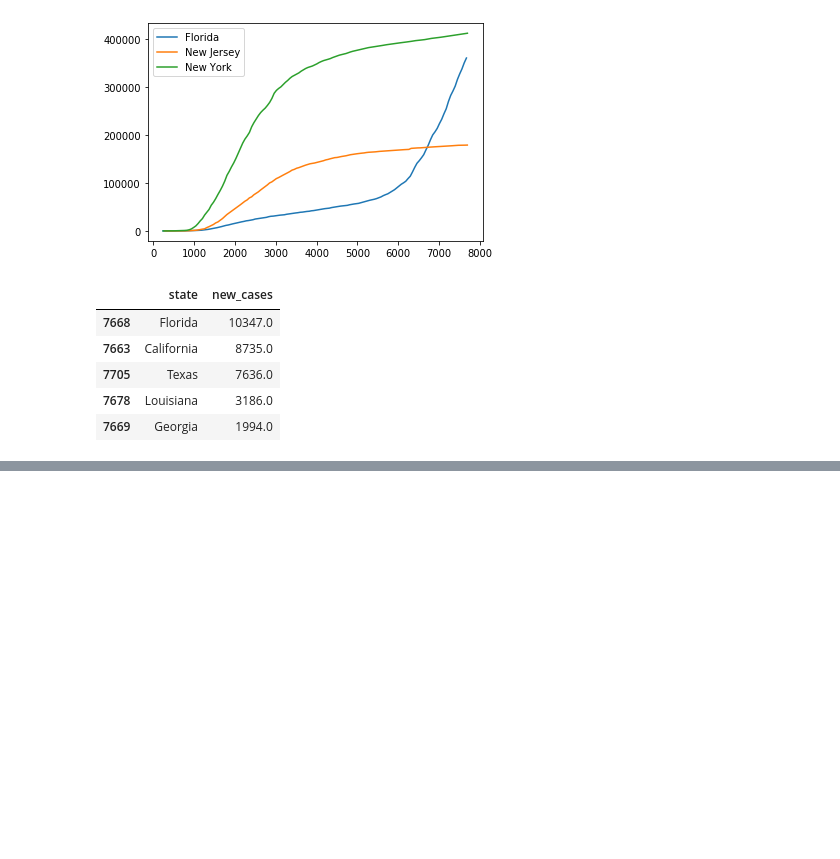
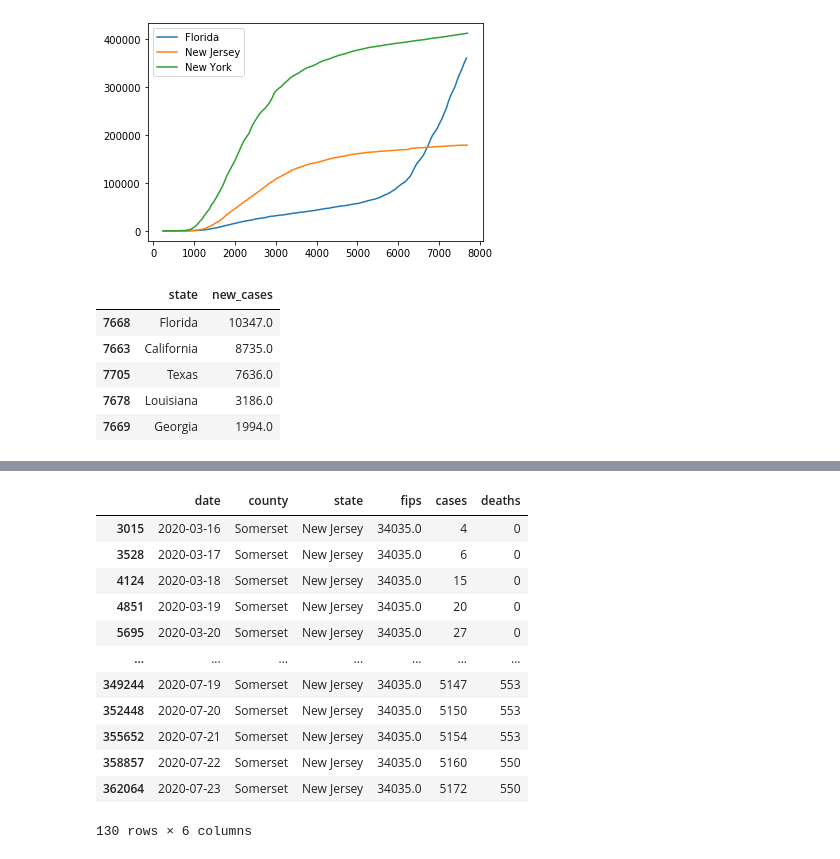
Before and after one commit to tlzhu19/covid19-dashboard, a Jupyter notebook: covid19_dashboard.ipynb, the cells around one changed output, grey strips where cells are left out. Cells and saved outputs as stored; diff of their text form; code cells hidden in the pictures; blank space fills up the shorter version.

```diff
--- a/covid19_dashboard.ipynb
+++ b/covid19_dashboard.ipynb
@@ -59,0 +64,3 @@ states_df[states_df ['date']==states_df['date'].max()].sort_values('new_cases',
+# %%
+counties_df = pd.read_csv(counties_url)
+counties_df.head()
@@ -59,0 +74,16 @@ states_df[states_df ['date']==states_df['date'].max()].sort_values('new_cases',
+# %%
+counties_df[(counties_df.county=='Somerset') & (counties_df.state=='New Jersey')]
+# %% [output]
+|  | date | county | state | fips | cases | deaths |
+| 3015 | 2020-03-16 | Somerset | New Jersey | 34035.0 | 4 | 0 |
+| 3528 | 2020-03-17 | Somerset | New Jersey | 34035.0 | 6 | 0 |
+| 4124 | 2020-03-18 | Somerset | New Jersey | 34035.0 | 15 | 0 |
+| 4851 | 2020-03-19 | Somerset | New Jersey | 34035.0 | 20 | 0 |
+| 5695 | 2020-03-20 | Somerset | New Jersey | 34035.0 | 27 | 0 |
+| ... | ... | ... | ... | ... | ... | ... |
+| 349244 | 2020-07-19 | Somerset | New Jersey | 34035.0 | 5147 | 553 |
+| 352448 | 2020-07-20 | Somerset | New Jersey | 34035.0 | 5150 | 553 |
+| 355652 | 2020-07-21 | Somerset | New Jersey | 34035.0 | 5154 | 553 |
+| 358857 | 2020-07-22 | Somerset | New Jersey | 34035.0 | 5160 | 550 |
+| 362064 | 2020-07-23 | Somerset | New Jersey | 34035.0 | 5172 | 550 |
+130 rows × 6 columns
```
Also changed, not shown: parts of 8 cells of this notebook.
